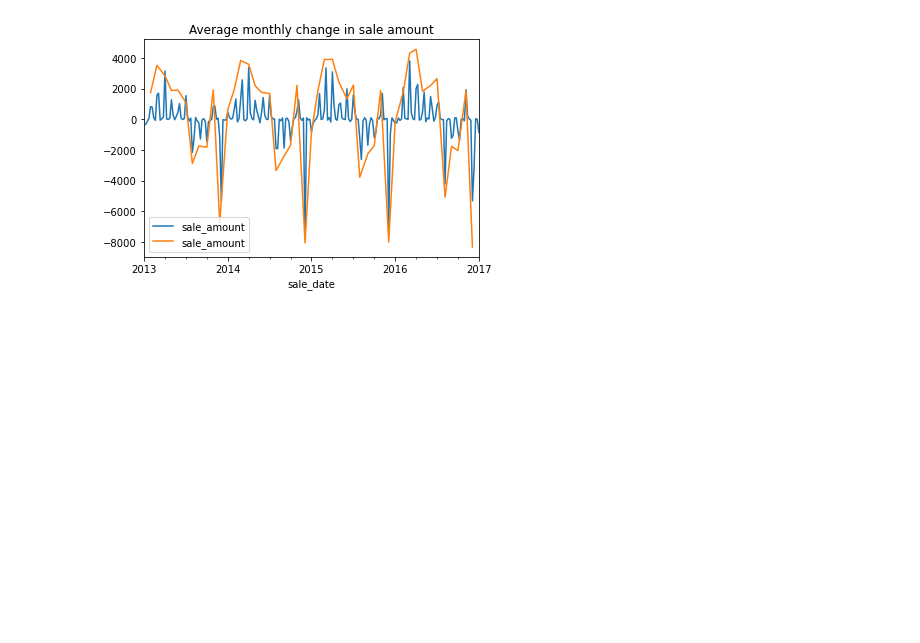
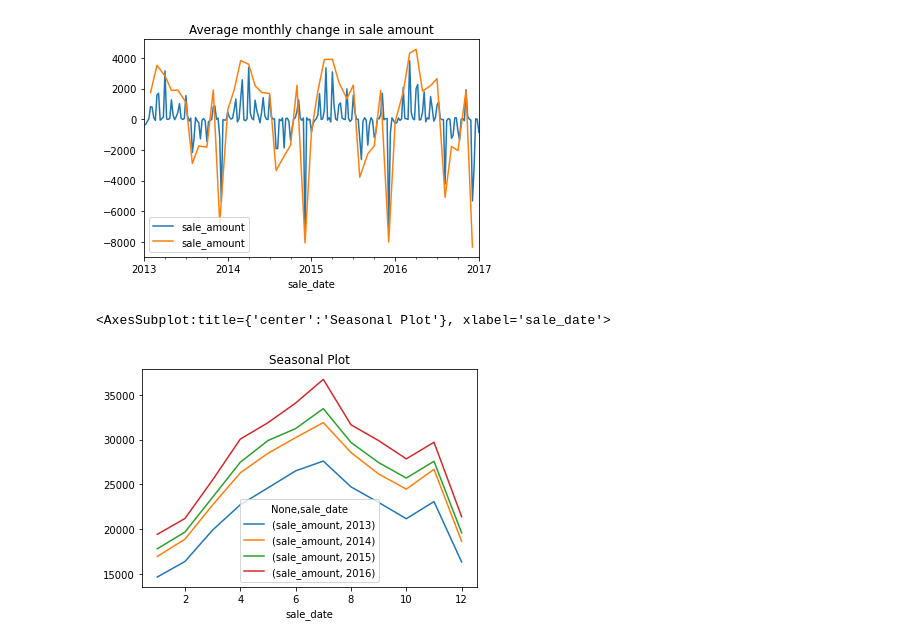
Before and after one commit to JacobPaxton/time-series-exercises, a Jupyter notebook: explore.ipynb, the cells around one changed output. Drawn from its saved outputs; the diff is of its cells as text; code cells hidden in the pictures; blank space fills up the shorter version.

```diff
--- a/explore.ipynb
+++ b/explore.ipynb
@@ -133,3 +133,8 @@ train.resample('M').mean().diff().plot(ax=ax, title='Average monthly change in s
 # %% [output]
 <AxesSubplot:title={'center':'Average monthly change in sale amount'}, xlabel='sale_date'>
 [figure]
+# %%
+train.groupby([train.index.year, train.index.month]).mean().unstack(0).plot(title='Seasonal Plot')
+# %% [output]
+<AxesSubplot:title={'center':'Seasonal Plot'}, xlabel='sale_date'>
+[figure, added]
```
Also changed, not shown: parts of 29 cells of this notebook.
